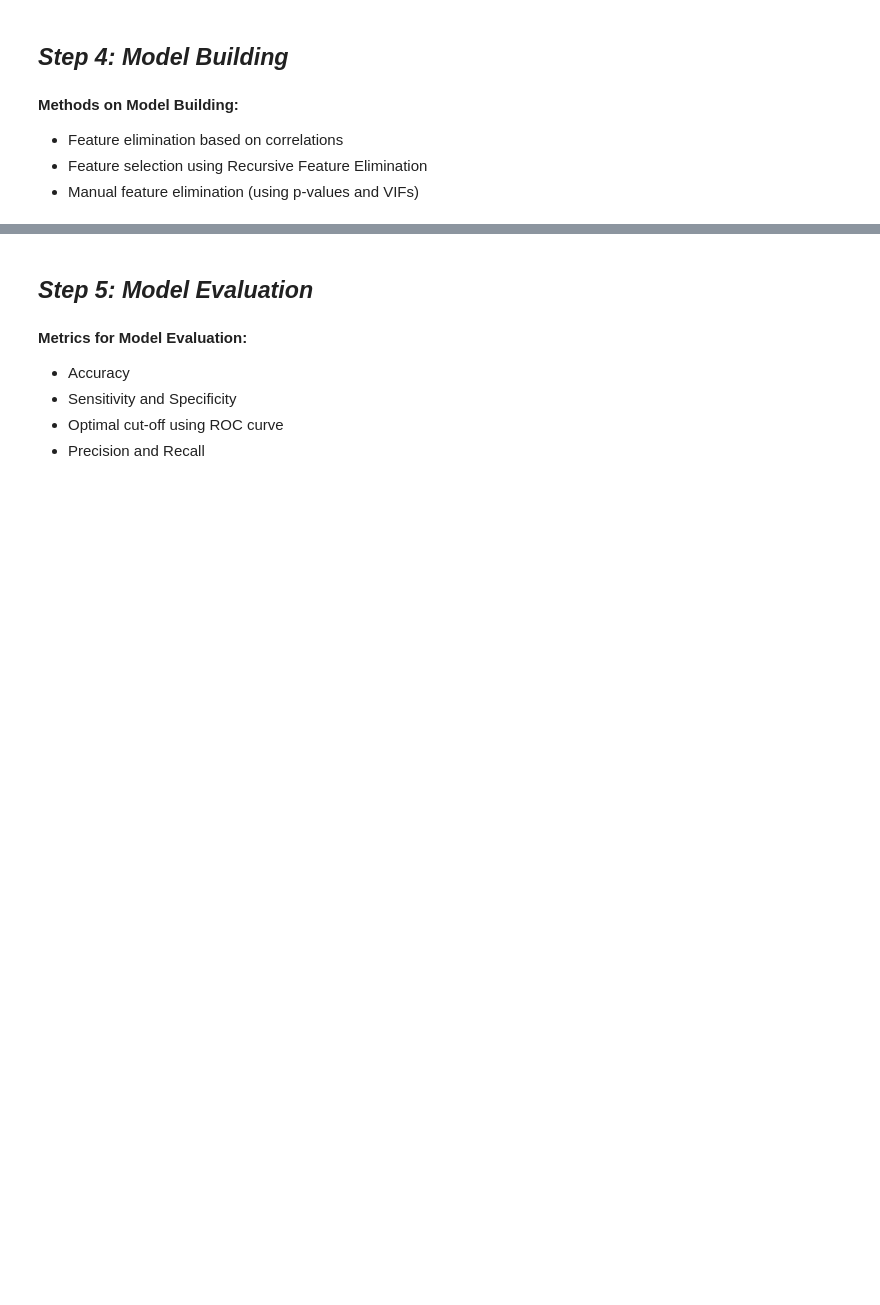
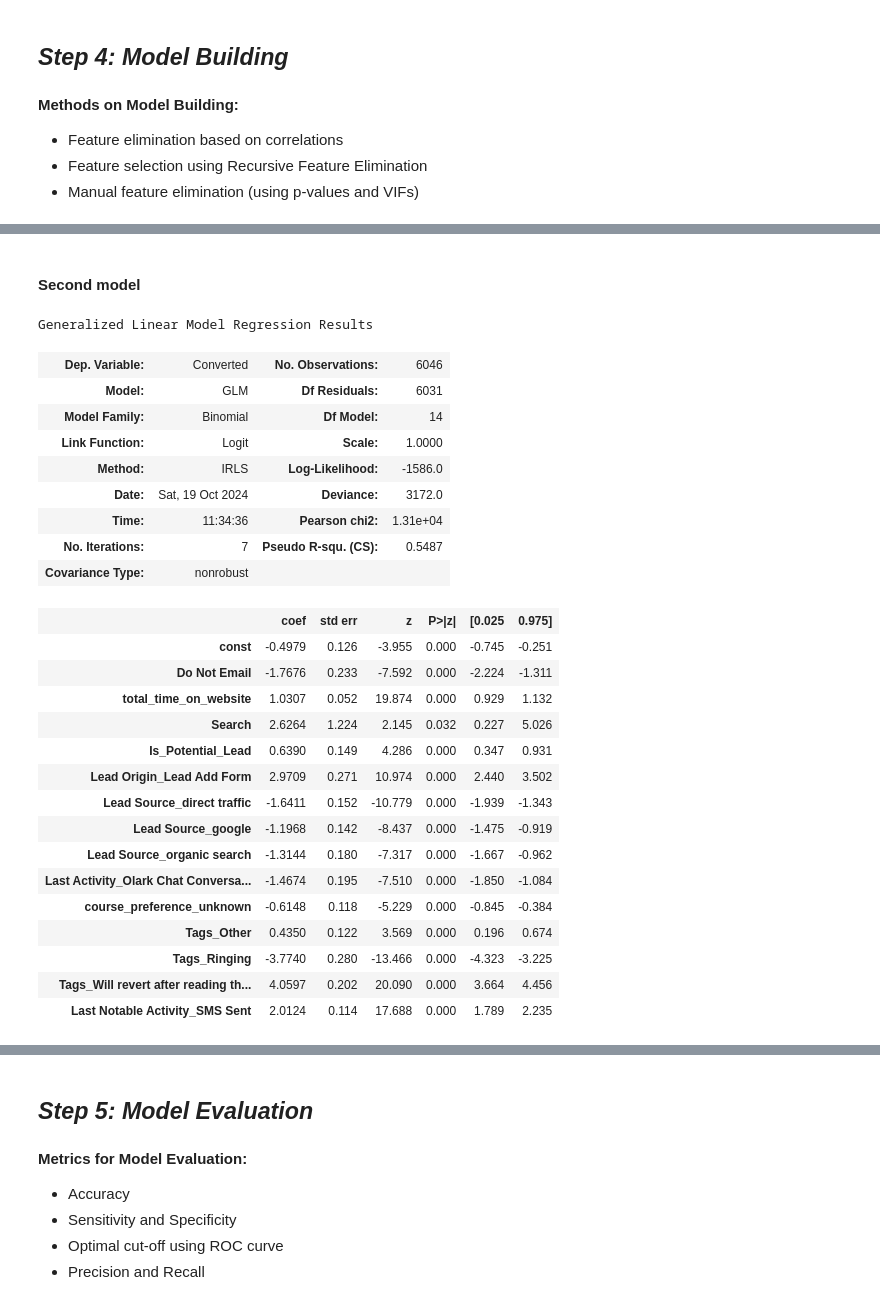
Before and after one commit to lido010209/machine-learning, a Jupyter notebook: Lead Scoring Analysis/1-data_processing.iPynb, the cells around one changed output, grey strips where cells are left out. Saved outputs shown, nothing was run; the diff lists cells and outputs as text; code cells hidden in the pictures; blank space fills up the shorter version.

```diff
--- a/Lead Scoring Analysis/1-data_processing.iPynb
+++ b/Lead Scoring Analysis/1-data_processing.iPynb
@@ -1115,0 +1134,3 @@ vif.sort_values(by = "VIF", ascending = False)
+# %%
+col = col.drop('Tags_unknown')
+col
@@ -1115,0 +1146,34 @@ vif.sort_values(by = "VIF", ascending = False)
+# %% [markdown]
+#### Second model
+# %%
+# let re-run the model after the unknow feature is removed
+x_train_sm = sm.add_constant(x_train[col])
+lrm2 = sm.GLM(y_train, x_train_sm, family=sm.families.Binomial()).fit()
+lrm2.summary()
+# %% [output]
+Generalized Linear Model Regression Results
+| Dep. Variable: | Converted | No. Observations: | 6046 |
+| Model: | GLM | Df Residuals: | 6031 |
+| Model Family: | Binomial | Df Model: | 14 |
+| Link Function: | Logit | Scale: | 1.0000 |
+| Method: | IRLS | Log-Likelihood: | -1586.0 |
+| Date: | Sat, 19 Oct 2024 | Deviance: | 3172.0 |
+| Time: | 11:34:36 | Pearson chi2: | 1.31e+04 |
+| No. Iterations: | 7 | Pseudo R-squ. (CS): | 0.5487 |
+| Covariance Type: | nonrobust |  |  |
+|  | coef | std err | z | P>|z| | [0.025 | 0.975] |
+| const | -0.4979 | 0.126 | -3.955 | 0.000 | -0.745 | -0.251 |
+| Do Not Email | -1.7676 | 0.233 | -7.592 | 0.000 | -2.224 | -1.311 |
+| total_time_on_website | 1.0307 | 0.052 | 19.874 | 0.000 | 0.929 | 1.132 |
+| Search | 2.6264 | 1.224 | 2.145 | 0.032 | 0.227 | 5.026 |
+| Is_Potential_Lead | 0.6390 | 0.149 | 4.286 | 0.000 | 0.347 | 0.931 |
+| Lead Origin_Lead Add Form | 2.9709 | 0.271 | 10.974 | 0.000 | 2.440 | 3.502 |
+| Lead Source_direct traffic | -1.6411 | 0.152 | -10.779 | 0.000 | -1.939 | -1.343 |
+| Lead Source_google | -1.1968 | 0.142 | -8.437 | 0.000 | -1.475 | -0.919 |
+| Lead Source_organic search | -1.3144 | 0.180 | -7.317 | 0.000 | -1.667 | -0.962 |
+| Last Activity_Olark Chat Conversa... | -1.4674 | 0.195 | -7.510 | 0.000 | -1.850 | -1.084 |
+| course_preference_unknown | -0.6148 | 0.118 | -5.229 | 0.000 | -0.845 | -0.384 |
+| Tags_Other | 0.4350 | 0.122 | 3.569 | 0.000 | 0.196 | 0.674 |
+| Tags_Ringing | -3.7740 | 0.280 | -13.466 | 0.000 | -4.323 | -3.225 |
+| Tags_Will revert after reading th... | 4.0597 | 0.202 | 20.090 | 0.000 | 3.664 | 4.456 |
+| Last Notable Activity_SMS Sent | 2.0124 | 0.114 | 17.688 | 0.000 | 1.789 | 2.235 |
```
Also changed, not shown: parts of 37 cells of this notebook.
